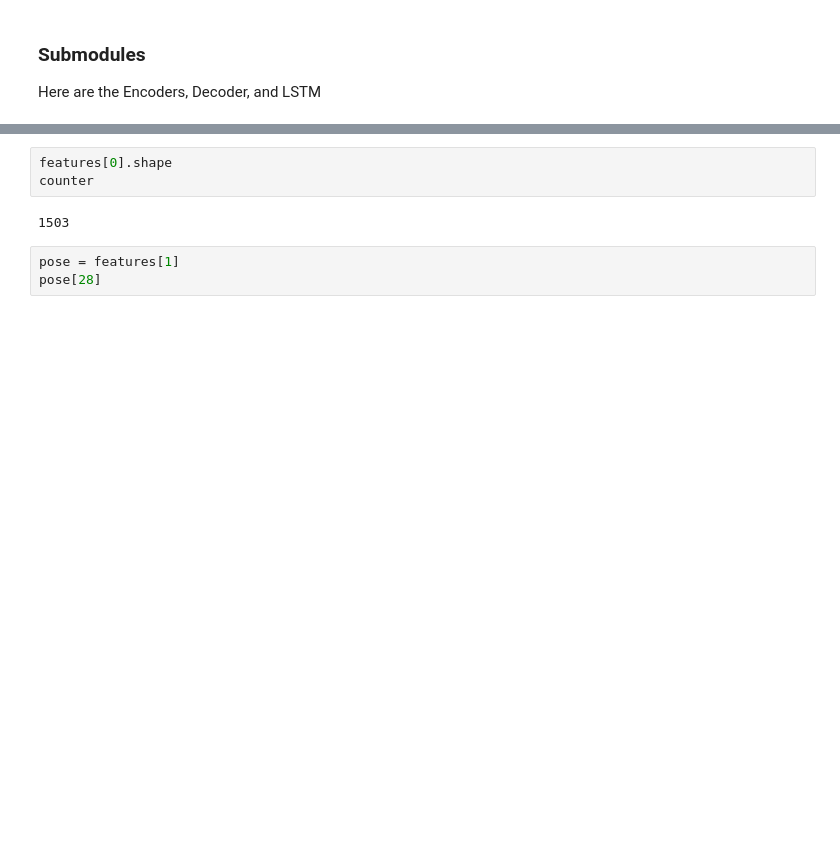
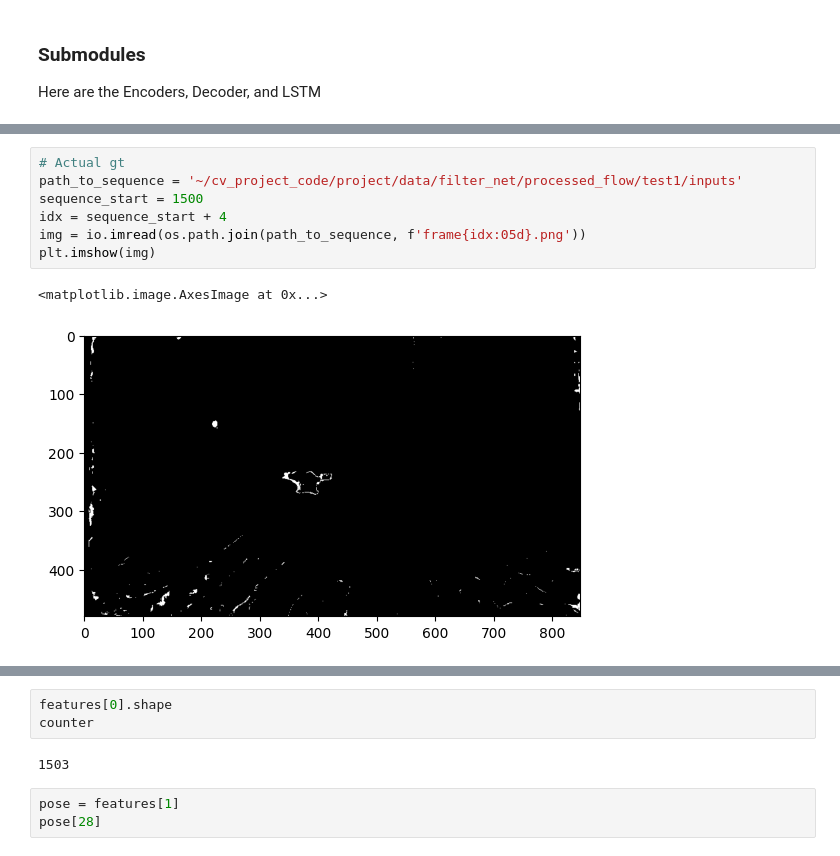
Before and after one commit to jrached/cv_project, a Jupyter notebook: filter_net.ipynb, the cells around one changed output, grey strips where cells are left out. Cells and saved outputs as stored; diff of their text form; blank space fills up the shorter version.

```diff
--- a/filter_net.ipynb
+++ b/filter_net.ipynb
@@ -195,0 +739,10 @@ Here are the Encoders, Decoder, and LSTM
+# %%
+# Actual gt
+path_to_sequence = '~/cv_project_code/project/data/filter_net/processed_flow/test1/inputs'
+sequence_start = 1500
+idx = sequence_start + 4
+img = io.imread(os.path.join(path_to_sequence, f'frame{idx:05d}.png'))
+plt.imshow(img)
+# %% [output]
+<matplotlib.image.AxesImage at 0x...>
+[figure, added]
```
Also changed, not shown: parts of 40 cells of this notebook.
